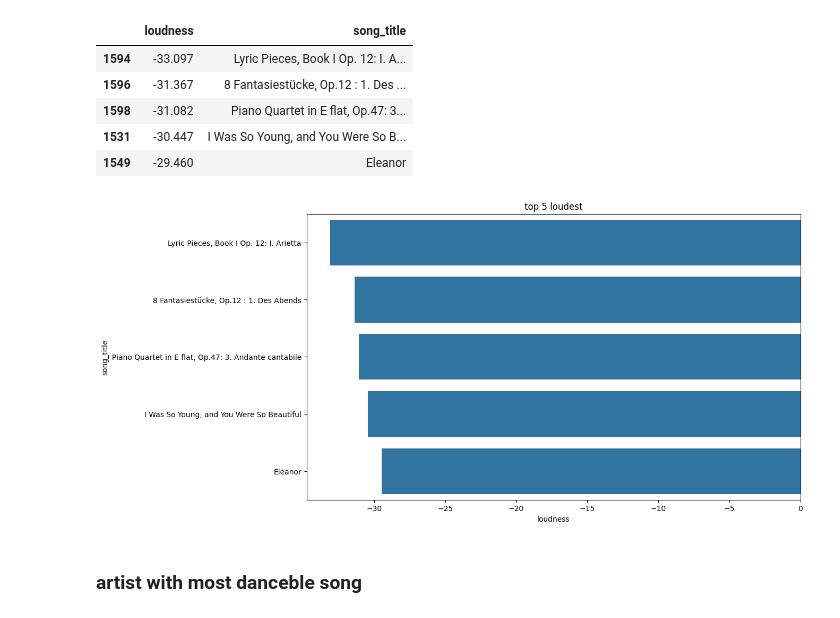
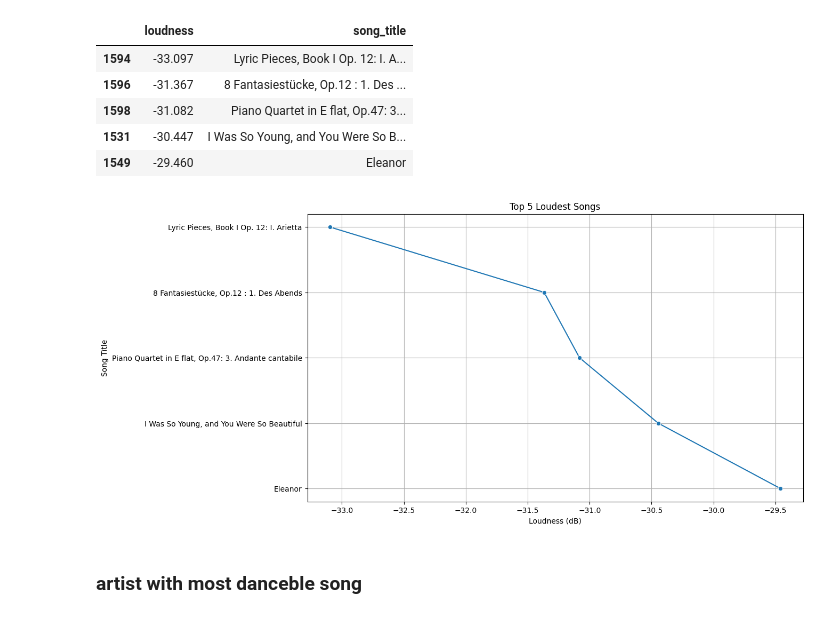
Before and after one commit to Aj1300/Spotify_data_Analysis_using_Pyhton, a Jupyter notebook: spotifyproject.ipynb, the cells around one changed output. Cells and saved outputs as stored; diff of their text form; code cells hidden in the pictures.

```diff
--- a/spotifyproject.ipynb
+++ b/spotifyproject.ipynb
@@ -129,11 +130,14 @@ top_5_loundest
 | 1549 | -29.460 | Eleanor |
 # %%
 plt.figure(figsize=(12,7))
-sns.barplot(x="loudness",y="song_title",data=top_5_loundest)
-plt.title("top 5 loudest")
+sns.lineplot(x="loudness", y="song_title", data=top_5_loundest, marker="o")
+plt.title("Top 5 Loudest Songs")
+plt.xlabel("Loudness (dB)")
+plt.ylabel("Song Title")
+plt.grid(True)
 plt.show()
 # %% [output]
-[figure, old version]
+[figure, new version]
 # %% [markdown]
 ### artist with most danceble song
 # %%
```
Also changed, not shown: parts of 10 cells of this notebook.
